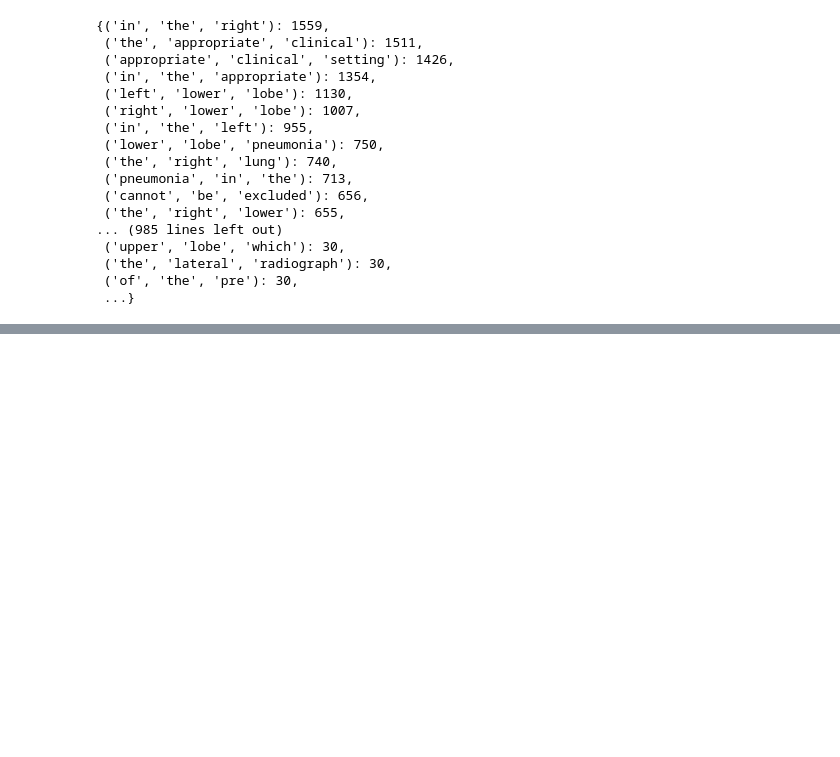
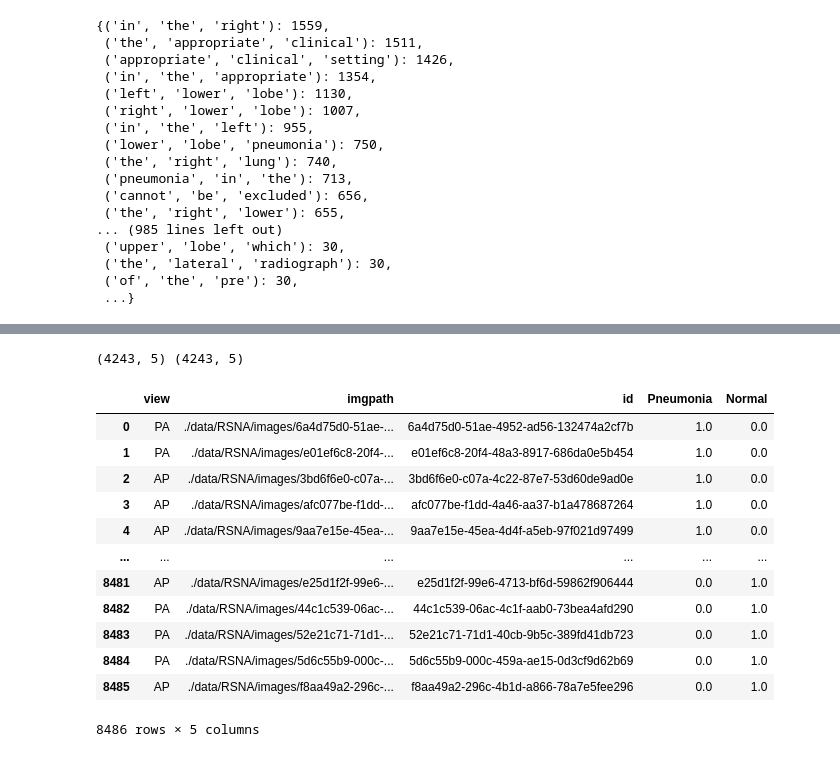
Before and after one commit to RyanWangZf/MedCLIP, a Jupyter notebook: playground.ipynb, the cells around one changed output, grey strips where cells are left out. Saved outputs shown, nothing was run; the diff lists cells and outputs as text; code cells hidden in the pictures; blank space fills up the shorter version.

```diff
--- a/playground.ipynb
+++ b/playground.ipynb
@@ -77,0 +154,22 @@ dict(sorted(finder.ngram_fd.items(), key=lambda item: item[1], reverse=True))
+# %%
+pos = rsna_train_meta[rsna_train_meta.Pneumonia == 1]
+neg = rsna_train_meta[rsna_train_meta.Normal == 1].sample(n=pos.shape[0], random_state=42)
+print(pos.shape, neg.shape)
+rsna_balanced_train_meta = pd.concat([pos, neg]).reset_index(drop=True)
+rsna_balanced_train_meta.to_csv('./local_data/rsna-balanced-train-meta.csv')
+rsna_balanced_train_meta
+# %% [output]
+(4243, 5) (4243, 5)
+|  | view | imgpath | id | Pneumonia | Normal |
+| 0 | PA | ./data/RSNA/images/6a4d75d0-51ae-... | 6a4d75d0-51ae-4952-ad56-132474a2cf7b | 1.0 | 0.0 |
+| 1 | PA | ./data/RSNA/images/e01ef6c8-20f4-... | e01ef6c8-20f4-48a3-8917-686da0e5b454 | 1.0 | 0.0 |
+| 2 | AP | ./data/RSNA/images/3bd6f6e0-c07a-... | 3bd6f6e0-c07a-4c22-87e7-53d60de9ad0e | 1.0 | 0.0 |
+| 3 | AP | ./data/RSNA/images/afc077be-f1dd-... | afc077be-f1dd-4a46-aa37-b1a478687264 | 1.0 | 0.0 |
+| 4 | AP | ./data/RSNA/images/9aa7e15e-45ea-... | 9aa7e15e-45ea-4d4f-a5eb-97f021d97499 | 1.0 | 0.0 |
+| ... | ... | ... | ... | ... | ... |
+| 8481 | AP | ./data/RSNA/images/e25d1f2f-99e6-... | e25d1f2f-99e6-4713-bf6d-59862f906444 | 0.0 | 1.0 |
+| 8482 | PA | ./data/RSNA/images/44c1c539-06ac-... | 44c1c539-06ac-4c1f-aab0-73bea4afd290 | 0.0 | 1.0 |
+| 8483 | PA | ./data/RSNA/images/52e21c71-71d1-... | 52e21c71-71d1-40cb-9b5c-389fd41db723 | 0.0 | 1.0 |
+| 8484 | PA | ./data/RSNA/images/5d6c55b9-000c-... | 5d6c55b9-000c-459a-ae15-0d3cf9d62b69 | 0.0 | 1.0 |
+| 8485 | AP | ./data/RSNA/images/f8aa49a2-296c-... | f8aa49a2-296c-4b1d-a866-78a7e5fee296 | 0.0 | 1.0 |
+8486 rows × 5 columns
```
Also changed, not shown: parts of 8 cells of this notebook, 1 other file.
